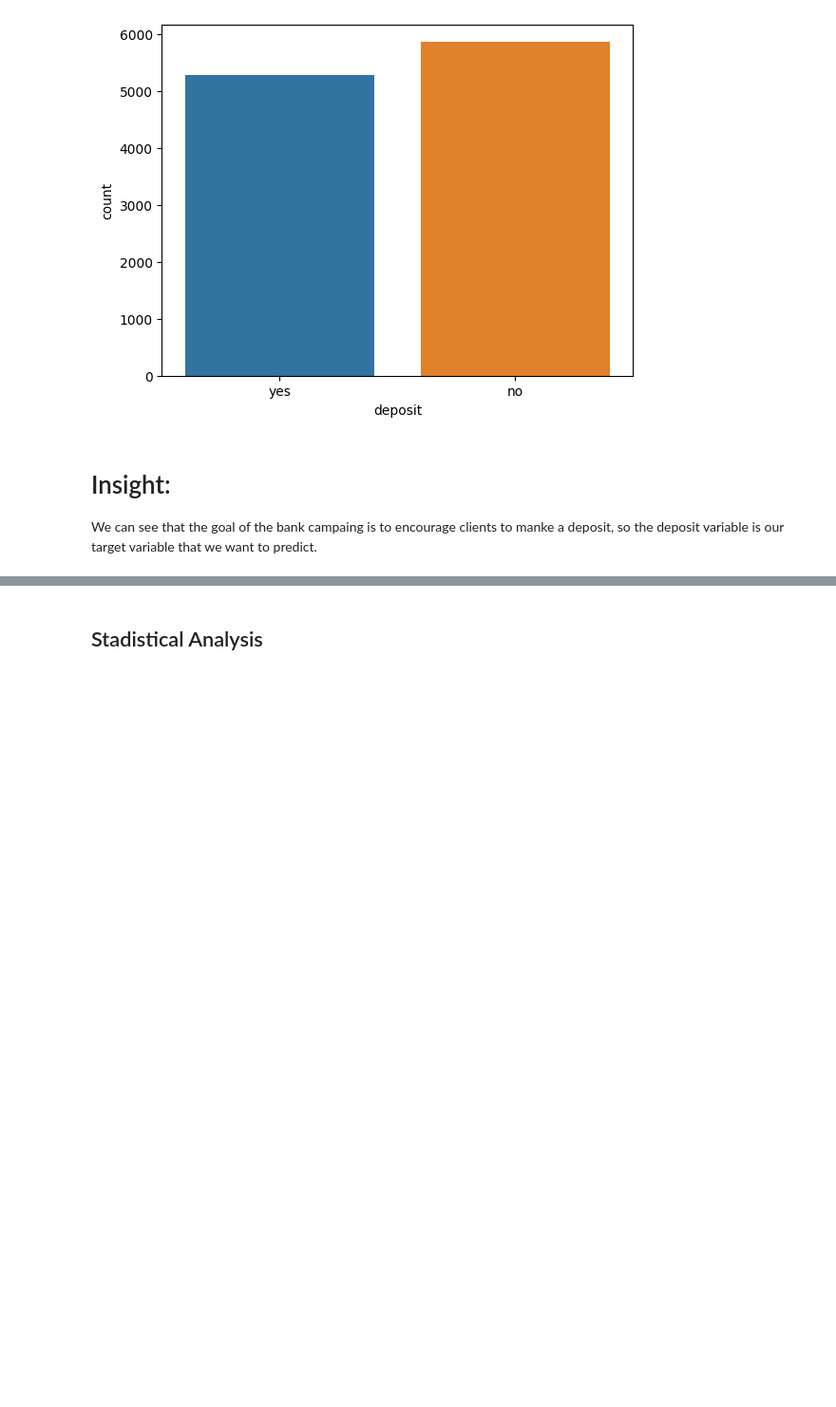
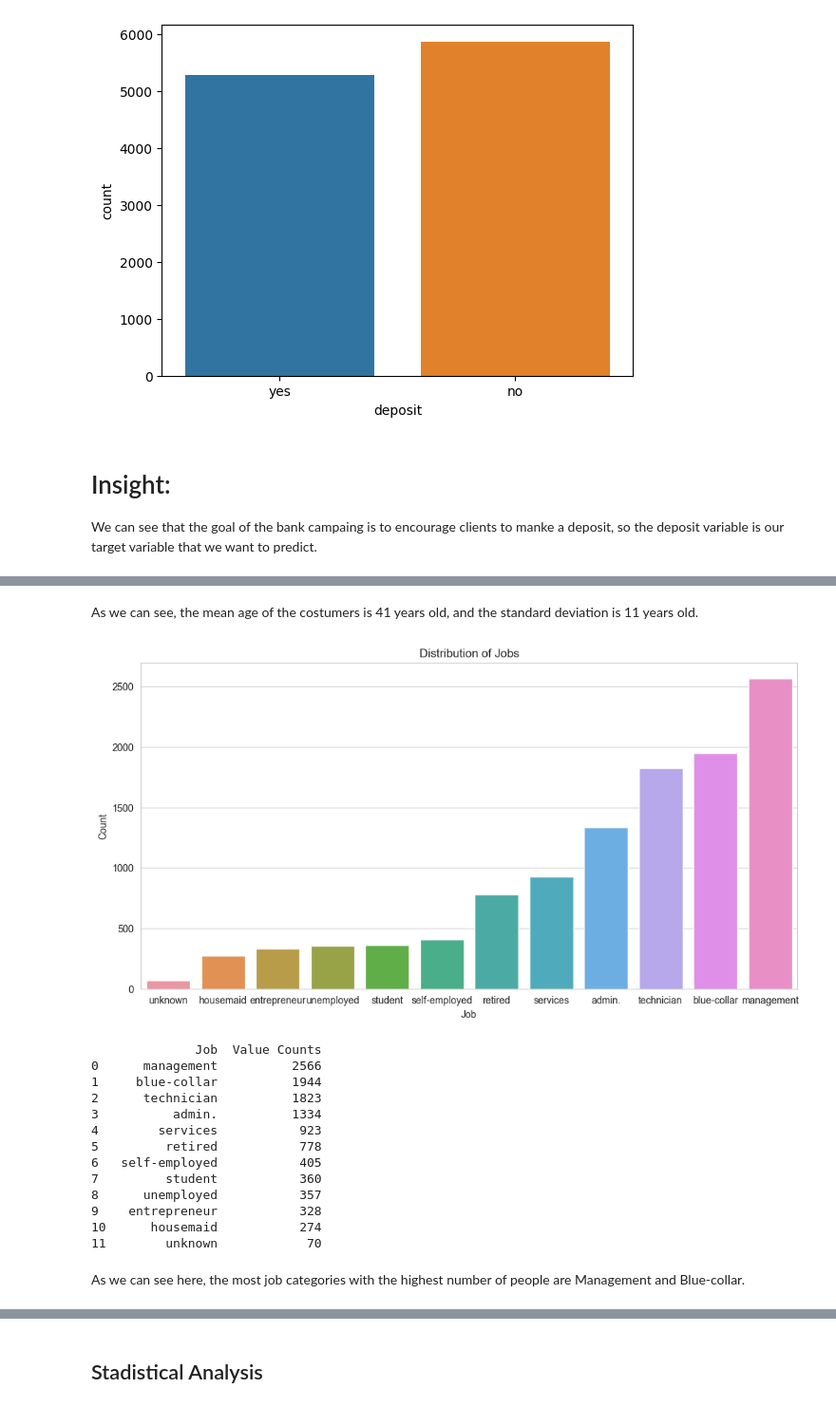
Before and after one commit to Natanael20098/Bank_project-Coderhouse, a Jupyter notebook: Banking_dataset.ipynb, the cells around one changed output, grey strips where cells are left out. Shown: that part at 95% size. Saved outputs shown, nothing was run; the diff lists cells and outputs as text; code cells hidden in the pictures; blank space fills up the shorter version.

```diff
--- a/Banking_dataset.ipynb
+++ b/Banking_dataset.ipynb
@@ -220,0 +254,33 @@ We can see that the goal of the bank campaing is to encourage clients to manke a
+# %% [markdown]
+As we can see, the mean age of the costumers is 41 years old, and the standard deviation is 11 years old.
+# %%
+job_counts = df['job'].value_counts().sort_values()
+sns.set_palette("pastel")
+fig, ax = plt.subplots(figsize=(12, 6))
+sns.countplot(x=df['job'], order=job_counts.index, ax=ax)
+ax.set_title('Distribution of Jobs')
+ax.set_xlabel('Job')
+ax.set_ylabel('Count')
+plt.show()
+
+job_counts = df['job'].value_counts().reset_index()
+job_counts.columns = ['Job', 'Value Counts']
+job_counts = job_counts.sort_values(by=['Value Counts'], ascending=False)
+print(job_counts)
+# %% [output]
+[figure, added]
+              Job  Value Counts
+0      management          2566
+1     blue-collar          1944
+2      technician          1823
+3          admin.          1334
+4        services           923
+5         retired           778
+6   self-employed           405
+7         student           360
+8      unemployed           357
+9    entrepreneur           328
+10      housemaid           274
+11        unknown            70
+# %% [markdown]
+As we can see here, the most job categories with the highest number of people are Management and Blue-collar.
```
Also changed, not shown: parts of 58 cells of this notebook.
